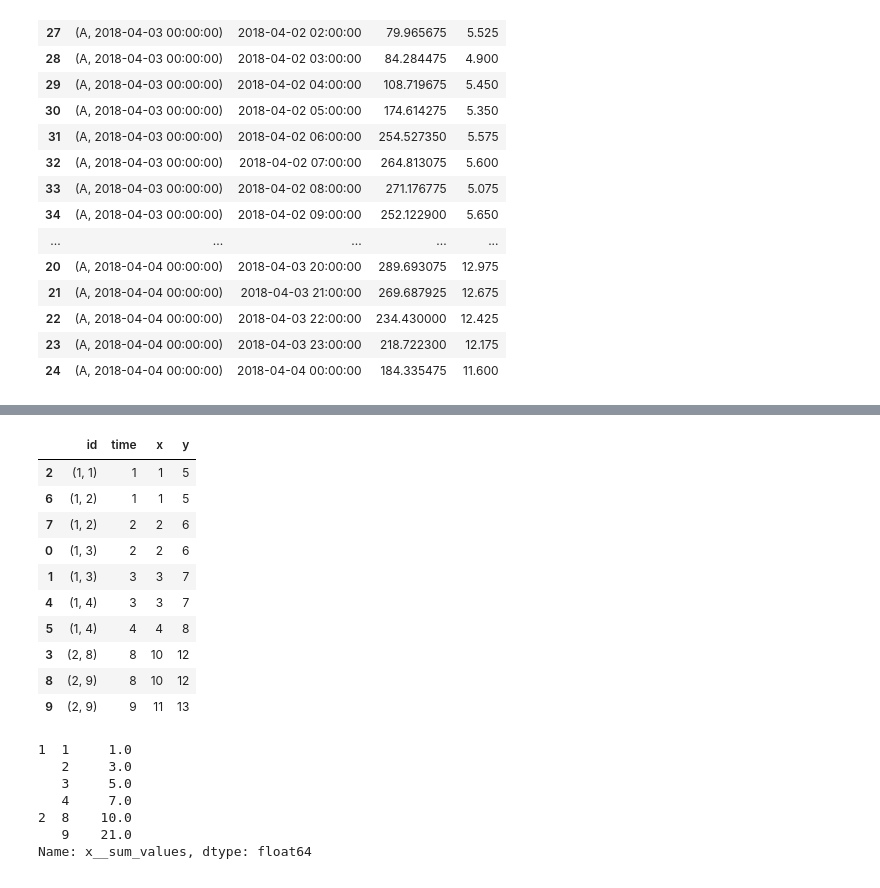
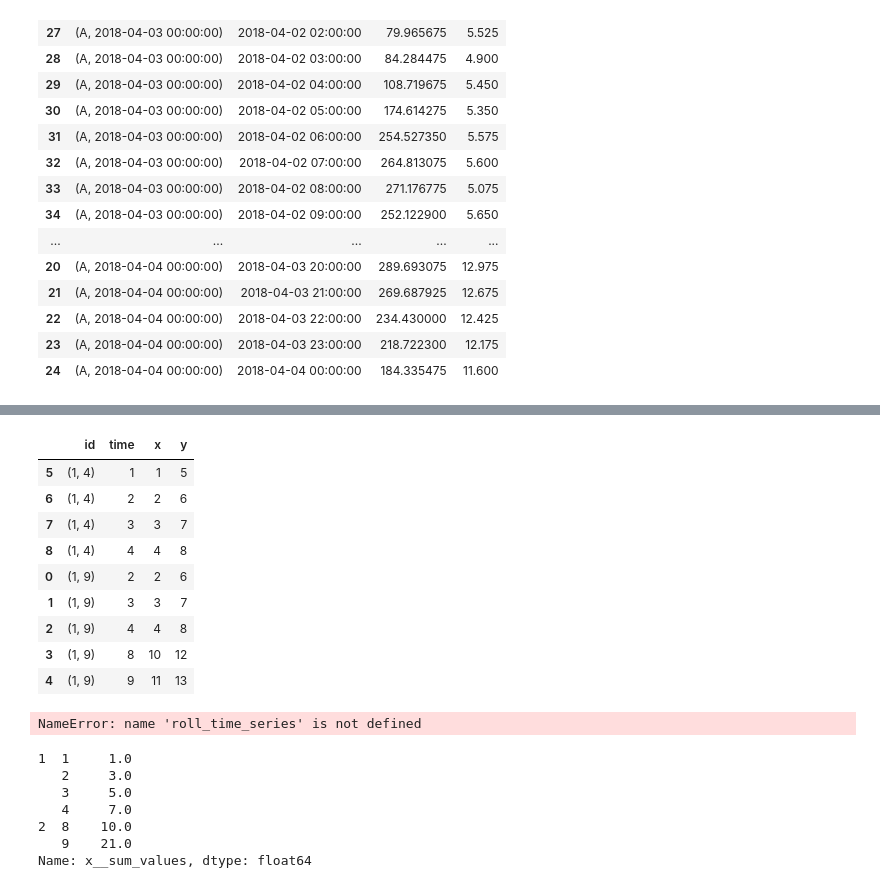
Before and after one commit to EPFL-IMOS/picid, a Jupyter notebook: notebooks/check_dataloader.ipynb, the cells around one changed output, grey strips where cells are left out. Drawn from its saved outputs; the diff is of its cells as text; code cells hidden in the pictures.

```diff
--- a/notebooks/check_dataloader.ipynb
+++ b/notebooks/check_dataloader.ipynb
@@ -249,10 +236,13 @@ df_rolled
 | 23 | (A, 2018-04-04 00:00:00) | 2018-04-03 23:00:00 | 218.722300 | 12.175 |
 | 24 | (A, 2018-04-04 00:00:00) | 2018-04-04 00:00:00 | 184.335475 | 11.600 |
 # %%
+from tsfresh import extract_features
+from tsfresh.utilities.dataframe_functions import roll_time_series
 df = pd.DataFrame({
-   "id": [1, 1, 1, 1, 2, 2],
+   "id": [1, 1, 1, 1, 1, 1],
    "time": [1, 2, 3, 4, 8, 9],
    "x": [1, 2, 3, 4, 10, 11],
    "y": [5, 6, 7, 8, 12, 13],
 })
-df
+from tsfresh.utilities.dataframe_functions import roll_time_series
+df_rolled = roll_time_series(df, column_id="id", column_sort="time",  rolling_direction=2, max_timeshift=4, min_timeshift=2)
@@ -266,0 +259,13 @@ df
+# %%
+df_rolled
+# %% [output]
+|  | id | time | x | y |
+| 5 | (1, 4) | 1 | 1 | 5 |
+| 6 | (1, 4) | 2 | 2 | 6 |
+| 7 | (1, 4) | 3 | 3 | 7 |
+| 8 | (1, 4) | 4 | 4 | 8 |
+| 0 | (1, 9) | 2 | 2 | 6 |
+| 1 | (1, 9) | 3 | 3 | 7 |
+| 2 | (1, 9) | 4 | 4 | 8 |
+| 3 | (1, 9) | 8 | 10 | 12 |
+| 4 | (1, 9) | 9 | 11 | 13 |
@@ -269,17 +276,7 @@ df
 df_rolled = roll_time_series(df, column_id="id", column_sort="time", rolling_direction=1, max_timeshift=1, min_timeshift=0)
 df_rolled
 # %% [output]
-|  | id | time | x | y |
-| 2 | (1, 1) | 1 | 1 | 5 |
-| 6 | (1, 2) | 1 | 1 | 5 |
-| 7 | (1, 2) | 2 | 2 | 6 |
-| 0 | (1, 3) | 2 | 2 | 6 |
-| 1 | (1, 3) | 3 | 3 | 7 |
-| 4 | (1, 4) | 3 | 3 | 7 |
-| 5 | (1, 4) | 4 | 4 | 8 |
-| 3 | (2, 8) | 8 | 10 | 12 |
-| 8 | (2, 9) | 8 | 10 | 12 |
-| 9 | (2, 9) | 9 | 11 | 13 |
+NameError: name 'roll_time_series' is not defined
 # %%
 from tsfresh import extract_features
 df_features = extract_features(df_rolled, column_id="id", column_sort="time")
```
Also changed, not shown: parts of 5 cells of this notebook, 9 other files.
